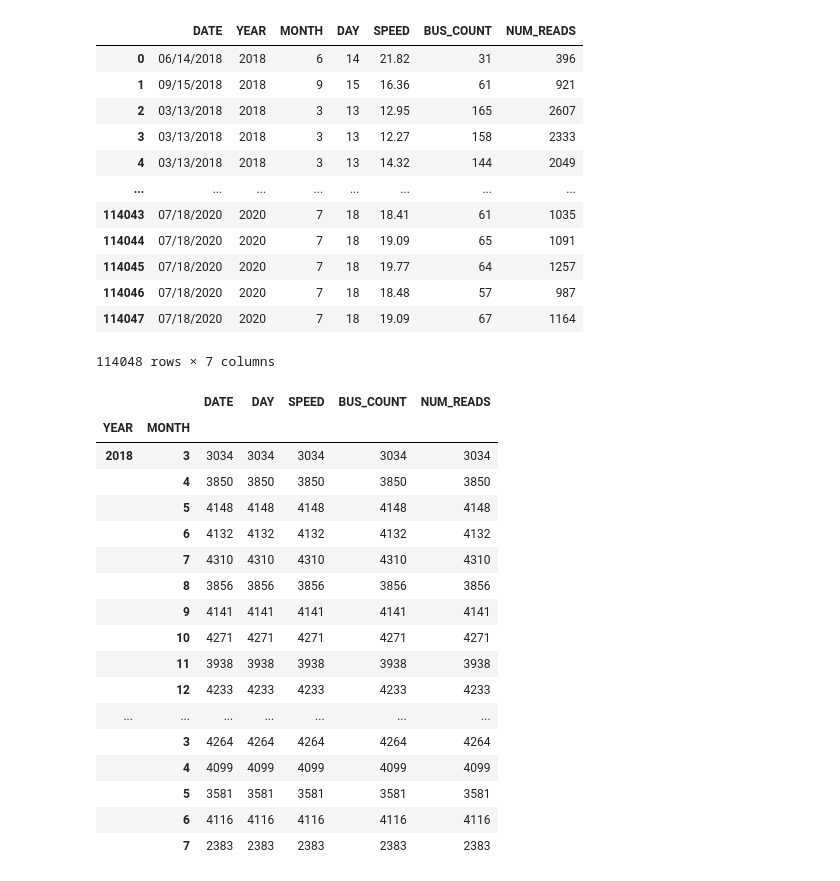
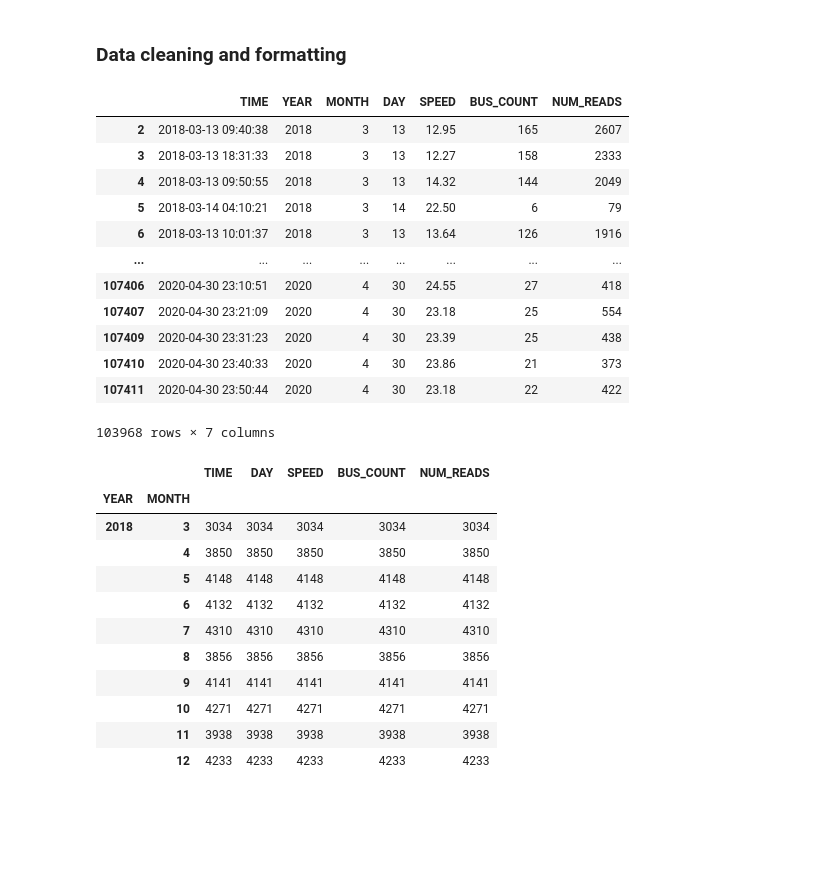
Before and after one commit to choushuiguo325/Project-1-, a Jupyter notebook: data_sources/traffic_data/traffic.ipynb, the cells around one changed output. Saved outputs shown, nothing was run; the diff lists cells and outputs as text; code cells hidden in the pictures; blank space fills up the shorter version.

Commit message:
Finished cleaning the dataset and created the correlation notebook for our analysis

```diff
--- a/data_sources/traffic_data/traffic.ipynb
+++ b/data_sources/traffic_data/traffic.ipynb
@@ -8,33 +11,39 @@ import datetime
-# %%
-traffic_path = "traffic.csv"
-traffic_df = pd.read_csv(traffic_path)
-traffic_df = traffic_df[["TIME","SPEED","BUS_COUNT","NUM_READS","MONTH"]]
-# traffic_df
-# a = traffic_df.loc[0,"TIME"].split(" ")
-traffic_df["DATE"] = [a.split(" ")[0] for a in traffic_df["TIME"]]
-# traffic_df["DATE"] = [(a.split("/")[0]+"/"+a.split("/")[1]) for a in traffic_df["date"]]
-traffic_df["DAY"] = [a.split("/")[1] for a in traffic_df["DATE"]]
-traffic_df["YEAR"] = [a.split("/")[2] for a in traffic_df["DATE"]]
-cleaned_traffic_df = traffic_df[["DATE","YEAR","MONTH","DAY","SPEED","BUS_COUNT","NUM_READS"]]
-cleaned_traffic_df
-# %% [output]
-|  | DATE | YEAR | MONTH | DAY | SPEED | BUS_COUNT | NUM_READS |
-| 0 | 06/14/2018 | 2018 | 6 | 14 | 21.82 | 31 | 396 |
-| 1 | 09/15/2018 | 2018 | 9 | 15 | 16.36 | 61 | 921 |
-| 2 | 03/13/2018 | 2018 | 3 | 13 | 12.95 | 165 | 2607 |
-| 3 | 03/13/2018 | 2018 | 3 | 13 | 12.27 | 158 | 2333 |
-| 4 | 03/13/2018 | 2018 | 3 | 13 | 14.32 | 144 | 2049 |
-| ... | ... | ... | ... | ... | ... | ... | ... |
-| 114043 | 07/18/2020 | 2020 | 7 | 18 | 18.41 | 61 | 1035 |
-| 114044 | 07/18/2020 | 2020 | 7 | 18 | 19.09 | 65 | 1091 |
-| 114045 | 07/18/2020 | 2020 | 7 | 18 | 19.77 | 64 | 1257 |
-| 114046 | 07/18/2020 | 2020 | 7 | 18 | 18.48 | 57 | 987 |
-| 114047 | 07/18/2020 | 2020 | 7 | 18 | 19.09 | 67 | 1164 |
-114048 rows × 7 columns
+# %% [markdown]
+### Data cleaning and formatting
+# %%
+# select columns that we want
+traffic_df = traffic_df[["TIME","SPEED","BUS_COUNT","NUM_READS","MONTH"]]
+# convert items in time column to datetime-type items and
+traffic_df["TIME"] = pd.to_datetime(traffic_df["TIME"])
+# retrive information of month,day and year respectively
+traffic_df["MONTH"]= traffic_df["TIME"].dt.month
+traffic_df["DAY"] = traffic_df["TIME"].dt.day
+traffic_df["YEAR"] = traffic_df["TIME"].dt.year
+# relocate the columns and rows
+traffic_df = traffic_df[["TIME","YEAR","MONTH","DAY","SPEED","BUS_COUNT","NUM_READS"]]
+traffic_df = traffic_df.sort_values(["YEAR","MONTH"],ascending=True)
+# select the rows that we want to match the time period of traffic and that of air quality together, drop rows from 2020 May to 2018 July
+traffic_df = traffic_df.drop(traffic_df[(traffic_df["YEAR"]==2020)&((traffic_df["MONTH"]==5)|(traffic_df["MONTH"]==6)|(traffic_df["MONTH"]==7))].index)
+traffic_df
+# %% [output]
+|  | TIME | YEAR | MONTH | DAY | SPEED | BUS_COUNT | NUM_READS |
+| 2 | 2018-03-13 09:40:38 | 2018 | 3 | 13 | 12.95 | 165 | 2607 |
+| 3 | 2018-03-13 18:31:33 | 2018 | 3 | 13 | 12.27 | 158 | 2333 |
+| 4 | 2018-03-13 09:50:55 | 2018 | 3 | 13 | 14.32 | 144 | 2049 |
+| 5 | 2018-03-14 04:10:21 | 2018 | 3 | 14 | 22.50 | 6 | 79 |
+| 6 | 2018-03-13 10:01:37 | 2018 | 3 | 13 | 13.64 | 126 | 1916 |
+| ... | ... | ... | ... | ... | ... | ... | ... |
+| 107406 | 2020-04-30 23:10:51 | 2020 | 4 | 30 | 24.55 | 27 | 418 |
+| 107407 | 2020-04-30 23:21:09 | 2020 | 4 | 30 | 23.18 | 25 | 554 |
+| 107409 | 2020-04-30 23:31:23 | 2020 | 4 | 30 | 23.39 | 25 | 438 |
+| 107410 | 2020-04-30 23:40:33 | 2020 | 4 | 30 | 23.86 | 21 | 373 |
+| 107411 | 2020-04-30 23:50:44 | 2020 | 4 | 30 | 23.18 | 22 | 422 |
+103968 rows × 7 columns
 # %%
-cleaned_traffic_df.groupby(["YEAR","MONTH"]).count()
+ym_df=traffic_df.groupby(["YEAR","MONTH"])
+ym_df.count().head(10)
 # %% [output]
-|  |  | DATE | DAY | SPEED | BUS_COUNT | NUM_READS |
+|  |  | TIME | DAY | SPEED | BUS_COUNT | NUM_READS |
 | YEAR | MONTH |  |  |  |  |  |
 | 2018 | 3 | 3034 | 3034 | 3034 | 3034 | 3034 |
 |  | 4 | 3850 | 3850 | 3850 | 3850 | 3850 |
@@ -46,9 +55,3 @@ cleaned_traffic_df.groupby(["YEAR","MONTH"]).count()
 |  | 10 | 4271 | 4271 | 4271 | 4271 | 4271 |
 |  | 11 | 3938 | 3938 | 3938 | 3938 | 3938 |
 |  | 12 | 4233 | 4233 | 4233 | 4233 | 4233 |
-| ... | ... | ... | ... | ... | ... | ... |
-|  | 3 | 4264 | 4264 | 4264 | 4264 | 4264 |
-|  | 4 | 4099 | 4099 | 4099 | 4099 | 4099 |
-|  | 5 | 3581 | 3581 | 3581 | 3581 | 3581 |
-|  | 6 | 4116 | 4116 | 4116 | 4116 | 4116 |
-|  | 7 | 2383 | 2383 | 2383 | 2383 | 2383 |
```
Also changed, not shown: parts of 5 cells of this notebook, 22 other files.
